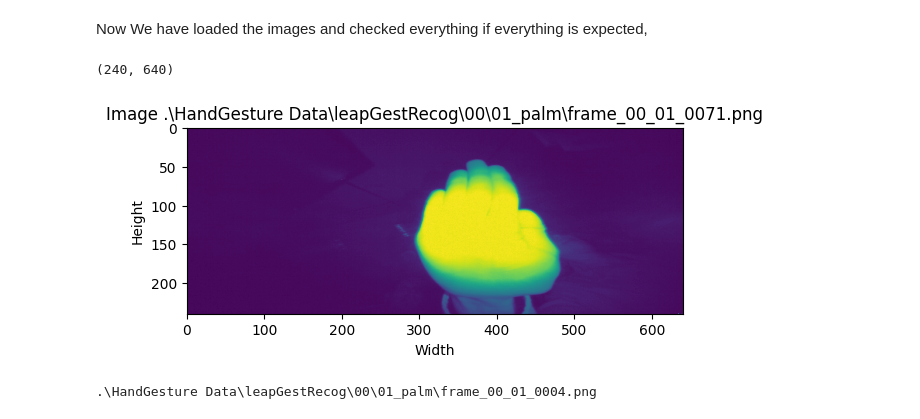
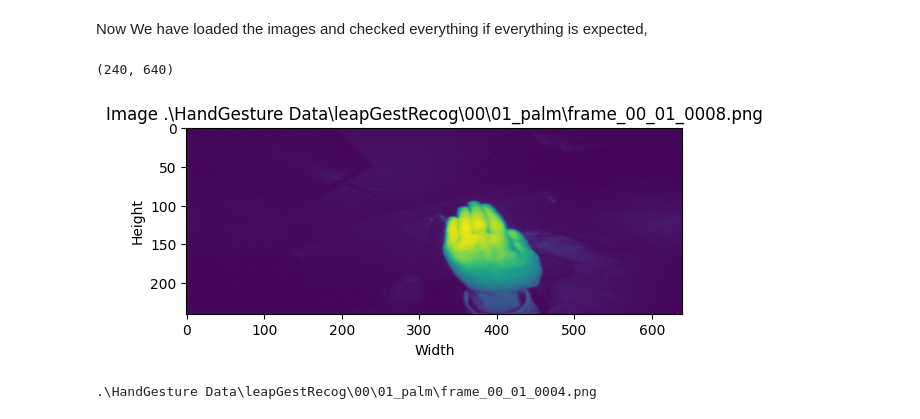
Before and after one commit to Tiny-Prism-Labs/Hand_Gesture_Recog, a Jupyter notebook: Hand_GEsture.ipynb, the cells around one changed output. Cells and saved outputs as stored; diff of their text form; code cells hidden in the pictures.

```diff
--- a/Hand_GEsture.ipynb
+++ b/Hand_GEsture.ipynb
@@ -59,10 +57,10 @@ plot_image(imagepaths[0]) #to check the function with our first image
 # %% [markdown]
 Now We have loaded the images and checked everything if everything is expected,
 # %%
-plot_image(imagepaths[70])
+plot_image(imagepaths[7])
 # %% [output]
 (240, 640)
-[figure, old version]
+[figure, new version]
 # %%
 print(imagepaths[3])
 # %% [output]
```
Also changed, not shown: parts of 13 cells of this notebook, 2 other files.
